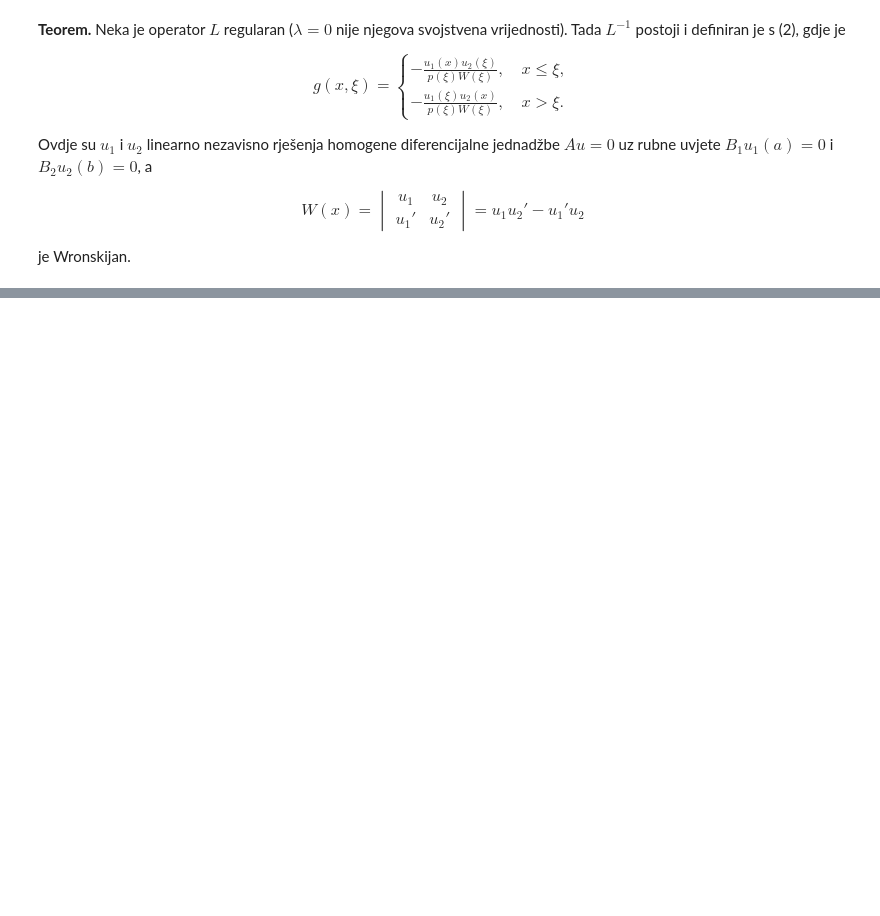
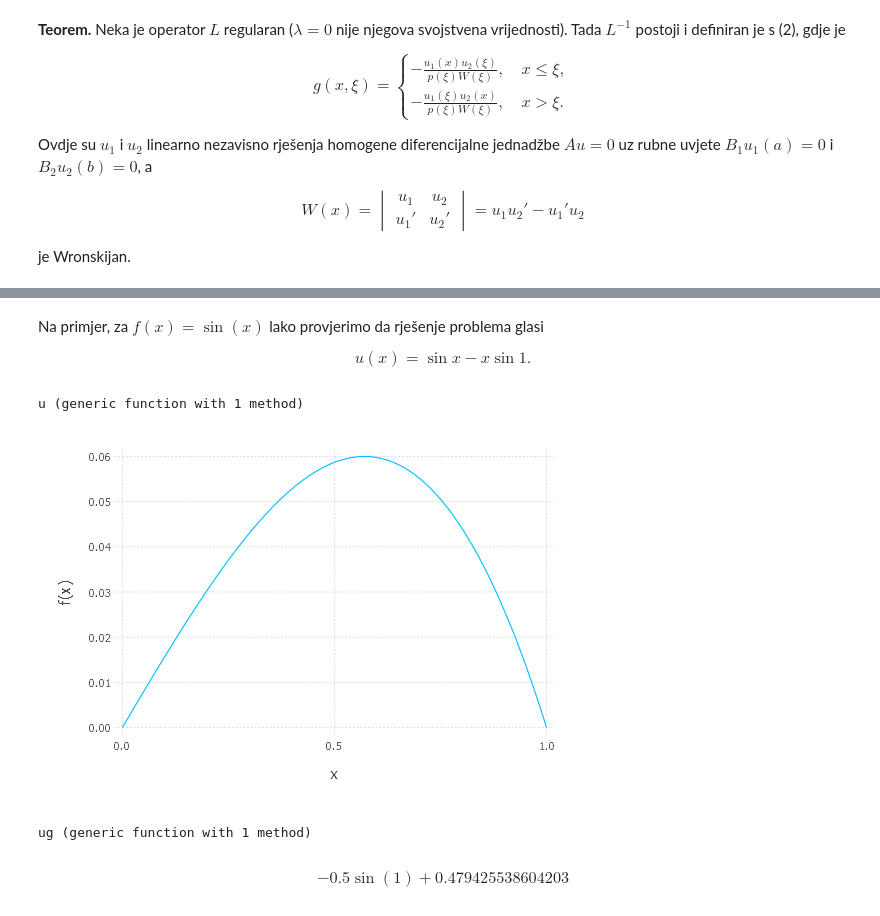
Before and after one commit to ivanslapnicar/Matematika-posebna_poglavlja, a Jupyter notebook: src/MPP06_Greenova_funkcija.ipynb, the cells around one changed output, grey strips where cells are left out. Saved outputs shown, nothing was run; the diff lists cells and outputs as text; code cells hidden in the pictures; blank space fills up the shorter version.

```diff
--- a/src/MPP06_Greenova_funkcija.ipynb
+++ b/src/MPP06_Greenova_funkcija.ipynb
@@ -153,0 +180,24 @@ u(1)&=1\cdot \int_0^1 (1-\xi)\,f(\xi)\, d\xi+\int_0^1 (\xi-1)\,f(\xi)\,d\xi=0.
+# %% [markdown]
+Na primjer, za $f(x)=\sin(x)$ lako provjerimo da rješenje problema glasi
+
+$$
+u(x)=\sin x -x\sin 1.
+$$
+# %%
+u(x)=sin(x)-x*sin(1)
+# %% [output]
+u (generic function with 1 method)
+# %%
+plot(u,0,1)
+# %% [output]
+[figure, added]
+# %%
+# Rješenje pomoću Green-ove funkcije
+f(x)=sin(x)
+ug(x)=x*integrate((1-y)*f(y),y,0,1)+integrate((y-x)*f(y),y,0,x)
+# %% [output]
+ug (generic function with 1 method)
+# %%
+ug(0.5)
+# %% [output]
+$$- 0.5 \sin{\left (1 \right )} + 0.479425538604203$$
```
Also changed, not shown: parts of 23 cells of this notebook.
